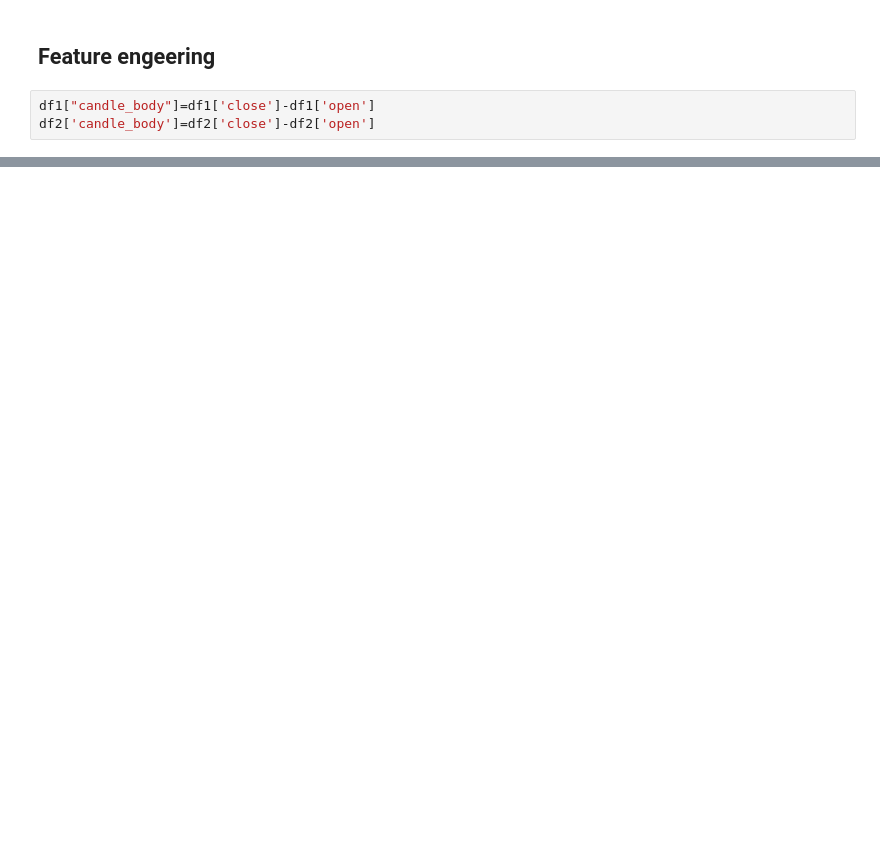
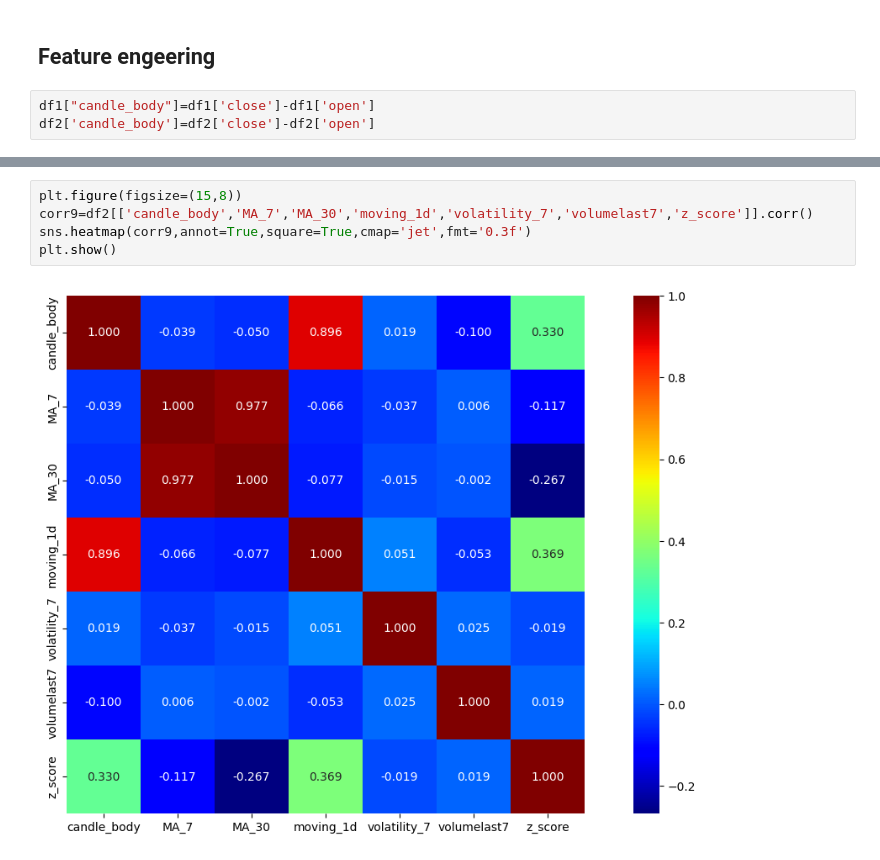
Before and after one commit to Ibrahimtech821/crypto_currency, a Jupyter notebook: project.ipynb, the cells around one changed output, grey strips where cells are left out. Cells and saved outputs as stored; diff of their text form; blank space fills up the shorter version.

```diff
--- a/project.ipynb
+++ b/project.ipynb
@@ -249,0 +375,7 @@ df1.head()
+# %%
+plt.figure(figsize=(15,8))
+corr9=df2[['candle_body','MA_7','MA_30','moving_1d','volatility_7','volumelast7','z_score']].corr()
+sns.heatmap(corr9,annot=True,square=True,cmap='jet',fmt='0.3f')
+plt.show()
+# %% [output]
+[figure, added]
```
Also changed, not shown: parts of 28 cells of this notebook, 2 other files.
